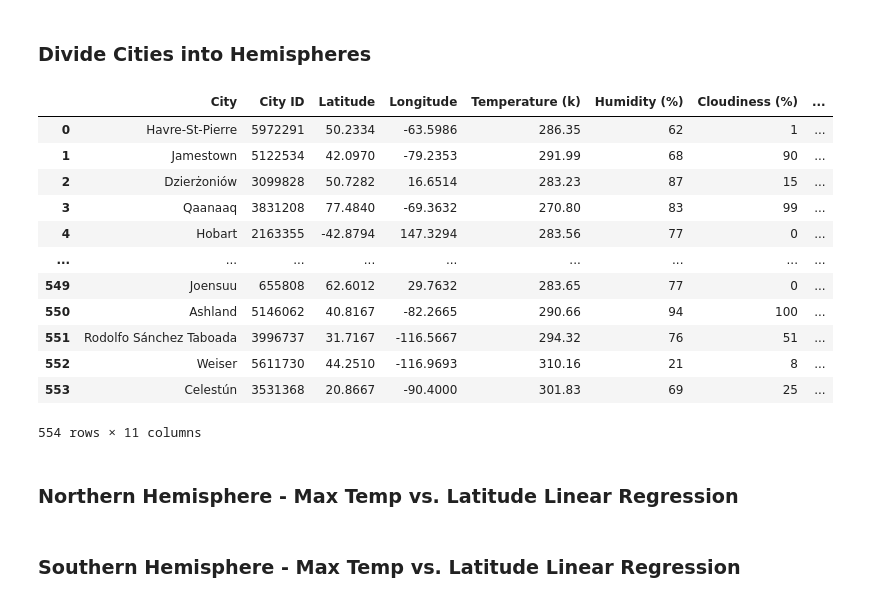
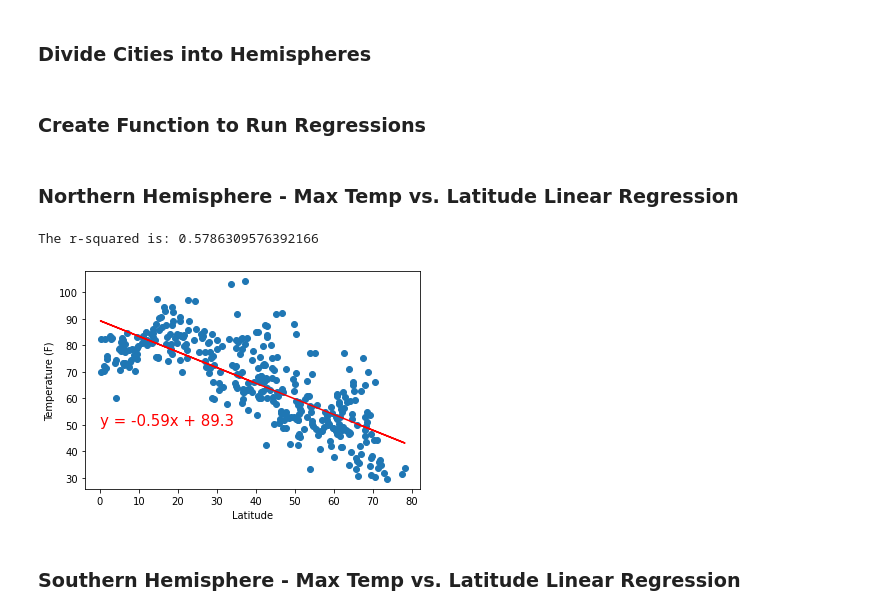
Before and after one commit to sydnipierce/API-challenge, a Jupyter notebook: WeatherPy/starter_code_WeatherPy.ipynb, the cells around one changed output. Drawn from its saved outputs; the diff is of its cells as text; code cells hidden in the pictures.

Commit message:
Created function to run regressions

```diff
--- a/WeatherPy/starter_code_WeatherPy.ipynb
+++ b/WeatherPy/starter_code_WeatherPy.ipynb
@@ -298,22 +298,35 @@ plt.savefig(image_path)
 # %%
 # Assign N/S hemisphere variable
 df['Hemisphere'] = np.where(df['Latitude'] < 0, "Southern", "Northern")
-df
+
+# Create northern hemisphere df
+north_df = df.loc[df['Hemisphere'] == "Northern", :]
+
+# Create southern hemisphere df
+south_df = df.loc[df['Hemisphere'] == "Southern", :]
-# %% [output]
-|  | City | City ID | Latitude | Longitude | Temperature (k) | Humidity (%) | Cloudiness (%) | ... |
-| 0 | Havre-St-Pierre | 5972291 | 50.2334 | -63.5986 | 286.35 | 62 | 1 | ... |
-| 1 | Jamestown | 5122534 | 42.0970 | -79.2353 | 291.99 | 68 | 90 | ... |
-| 2 | Dzierżoniów | 3099828 | 50.7282 | 16.6514 | 283.23 | 87 | 15 | ... |
-| 3 | Qaanaaq | 3831208 | 77.4840 | -69.3632 | 270.80 | 83 | 99 | ... |
-| 4 | Hobart | 2163355 | -42.8794 | 147.3294 | 283.56 | 77 | 0 | ... |
-| ... | ... | ... | ... | ... | ... | ... | ... | ... |
-| 549 | Joensuu | 655808 | 62.6012 | 29.7632 | 283.65 | 77 | 0 | ... |
-| 550 | Ashland | 5146062 | 40.8167 | -82.2665 | 290.66 | 94 | 100 | ... |
-| 551 | Rodolfo Sánchez Taboada | 3996737 | 31.7167 | -116.5667 | 294.32 | 76 | 51 | ... |
-| 552 | Weiser | 5611730 | 44.2510 | -116.9693 | 310.16 | 21 | 8 | ... |
-| 553 | Celestún | 3531368 | 20.8667 | -90.4000 | 301.83 | 69 | 25 | ... |
-554 rows × 11 columns
+# %% [markdown]
+### Create Function to Run Regressions
+# %%
+# Create a function to generate all plots
+def city_regress(dataset, column):
+    x_val = dataset['Latitude']
+    y_val = dataset[column]
+    (slope, intercept, rvalue, pvalue, stderr) = linregress(x_val, y_val)
+    regress_values = x_val * slope + intercept
+    line_eq = "y = " + str(round(slope,2)) + "x + " + str(round(intercept,2))
+    plt.scatter(x_val,y_val)
+    plt.plot(x_val,regress_values,"r-")
+    plt.xlabel('Latitude')
+    plt.ylabel(column)
+    plt.annotate(line_eq,(0,50),fontsize=15,color="red")
+    print(f"The r-squared is: {rvalue**2}")
+    plt.show()
 # %% [markdown]
 ###  Northern Hemisphere - Max Temp vs. Latitude Linear Regression
+# %%
+city_regress(north_df, 'Temperature (F)')
+# %% [output]
+The r-squared is: 0.5786309576392166
+[figure, added]
 # %% [markdown]
 ###  Southern Hemisphere - Max Temp vs. Latitude Linear Regression
```
Also changed, not shown: parts of 17 cells of this notebook, 2 other files.
